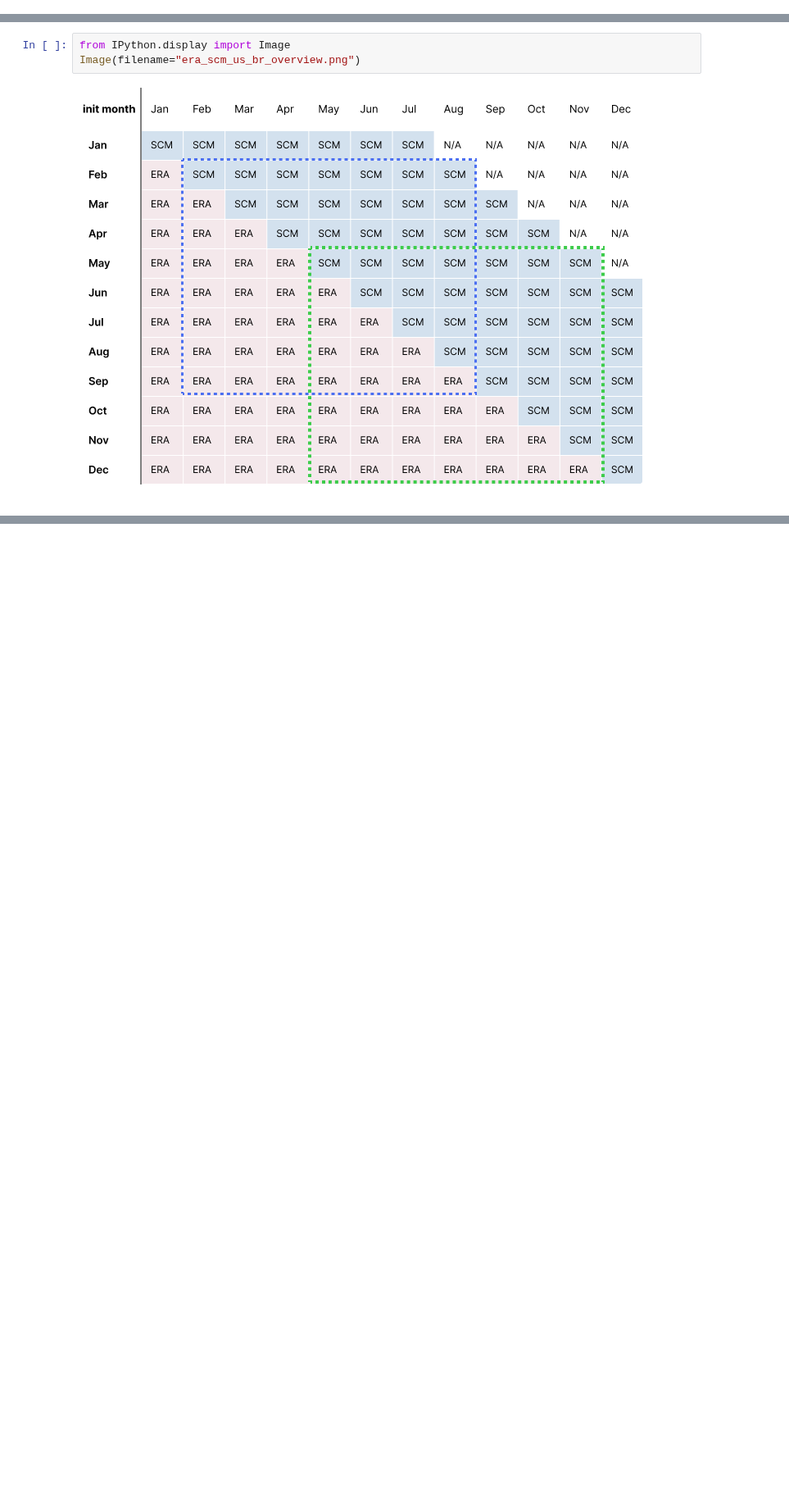
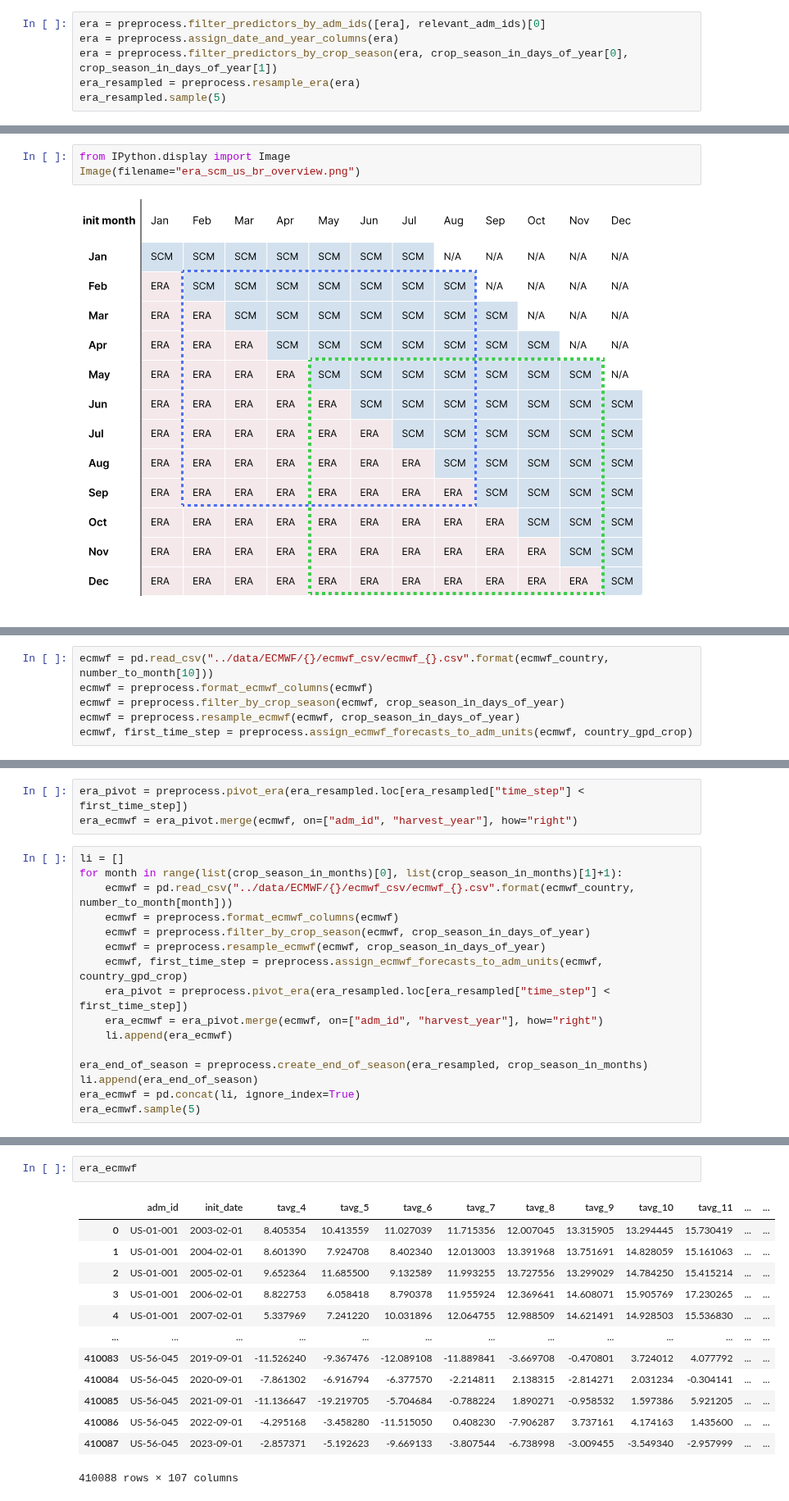
Before and after one commit to ellaampy/seasonal-yield-forecast, a Jupyter notebook: data_preparation/3_ecmwf_preprocessing.ipynb, the cells around one changed output, grey strips where cells are left out. Shown at 82% size. Saved outputs shown, nothing was run; the diff lists cells and outputs as text; blank space fills up the shorter version.

```diff
--- a/data_preparation/3_ecmwf_preprocessing.ipynb
+++ b/data_preparation/3_ecmwf_preprocessing.ipynb
@@ -101,0 +58,6 @@ era_resampled.sample(3)
+# %%
+era = preprocess.filter_predictors_by_adm_ids([era], relevant_adm_ids)[0]
+era = preprocess.assign_date_and_year_columns(era)
+era = preprocess.filter_predictors_by_crop_season(era, crop_season_in_days_of_year[0], crop_season_in_days_of_year[1])
+era_resampled = preprocess.resample_era(era)
+era_resampled.sample(5)
@@ -153,0 +80,6 @@ scm_era = scm_era[[c for c in scm_era.columns if int(c.split("_")[-1]) in list(r
+# %%
+ecmwf = pd.read_csv("../data/ECMWF/{}/ecmwf_csv/ecmwf_{}.csv".format(ecmwf_country, number_to_month[10]))
+ecmwf = preprocess.format_ecmwf_columns(ecmwf)
+ecmwf = preprocess.filter_by_crop_season(ecmwf, crop_season_in_days_of_year)
+ecmwf = preprocess.resample_ecmwf(ecmwf, crop_season_in_days_of_year)
+ecmwf, first_time_step = preprocess.assign_ecmwf_forecasts_to_adm_units(ecmwf, country_gpd_crop)
@@ -153,0 +182,19 @@ scm_era = scm_era[[c for c in scm_era.columns if int(c.split("_")[-1]) in list(r
+# %%
+era_pivot = preprocess.pivot_era(era_resampled.loc[era_resampled["time_step"] < first_time_step])
+era_ecmwf = era_pivot.merge(ecmwf, on=["adm_id", "harvest_year"], how="right")
+# %%
+li = []
+for month in range(list(crop_season_in_months)[0], list(crop_season_in_months)[1]+1):
+    ecmwf = pd.read_csv("../data/ECMWF/{}/ecmwf_csv/ecmwf_{}.csv".format(ecmwf_country, number_to_month[month]))
+    ecmwf = preprocess.format_ecmwf_columns(ecmwf)
+    ecmwf = preprocess.filter_by_crop_season(ecmwf, crop_season_in_days_of_year)
+    ecmwf = preprocess.resample_ecmwf(ecmwf, crop_season_in_days_of_year)
+    ecmwf, first_time_step = preprocess.assign_ecmwf_forecasts_to_adm_units(ecmwf, country_gpd_crop)
+    era_pivot = preprocess.pivot_era(era_resampled.loc[era_resampled["time_step"] < first_time_step])
+    era_ecmwf = era_pivot.merge(ecmwf, on=["adm_id", "harvest_year"], how="right")
+    li.append(era_ecmwf)
+
+era_end_of_season = preprocess.create_end_of_season(era_resampled, crop_season_in_months)
+li.append(era_end_of_season)
+era_ecmwf = pd.concat(li, ignore_index=True)
+era_ecmwf.sample(5)
@@ -154 +209,17 @@ scm_era = scm_era[[c for c in scm_era.columns if int(c.split("_")[-1]) in list(r
+# %%
+era_ecmwf
+# %% [output]
+|  | adm_id | init_date | tavg_4 | tavg_5 | tavg_6 | tavg_7 | tavg_8 | tavg_9 | tavg_10 | tavg_11 | ... | ... |
+| 0 | US-01-001 | 2003-02-01 | 8.405354 | 10.413559 | 11.027039 | 11.715356 | 12.007045 | 13.315905 | 13.294445 | 15.730419 | ... | ... |
+| 1 | US-01-001 | 2004-02-01 | 8.601390 | 7.924708 | 8.402340 | 12.013003 | 13.391968 | 13.751691 | 14.828059 | 15.161063 | ... | ... |
+| 2 | US-01-001 | 2005-02-01 | 9.652364 | 11.685500 | 9.132589 | 11.993255 | 13.727556 | 13.299029 | 14.784250 | 15.415214 | ... | ... |
+| 3 | US-01-001 | 2006-02-01 | 8.822753 | 6.058418 | 8.790378 | 11.955924 | 12.369641 | 14.608071 | 15.905769 | 17.230265 | ... | ... |
+| 4 | US-01-001 | 2007-02-01 | 5.337969 | 7.241220 | 10.031896 | 12.064755 | 12.988509 | 14.621491 | 14.928503 | 15.536830 | ... | ... |
+| ... | ... | ... | ... | ... | ... | ... | ... | ... | ... | ... | ... | ... |
+| 410083 | US-56-045 | 2019-09-01 | -11.526240 | -9.367476 | -12.089108 | -11.889841 | -3.669708 | -0.470801 | 3.724012 | 4.077792 | ... | ... |
+| 410084 | US-56-045 | 2020-09-01 | -7.861302 | -6.916794 | -6.377570 | -2.214811 | 2.138315 | -2.814271 | 2.031234 | -0.304141 | ... | ... |
+| 410085 | US-56-045 | 2021-09-01 | -11.136647 | -19.219705 | -5.704684 | -0.788224 | 1.890271 | -0.958532 | 1.597386 | 5.921205 | ... | ... |
+| 410086 | US-56-045 | 2022-09-01 | -4.295168 | -3.458280 | -11.515050 | 0.408230 | -7.906287 | 3.737161 | 4.174163 | 1.435600 | ... | ... |
+| 410087 | US-56-045 | 2023-09-01 | -2.857371 | -5.192623 | -9.669133 | -3.807544 | -6.738998 | -3.009455 | -3.549340 | -2.957999 | ... | ... |
+410088 rows × 107 columns
 # %%
```
Also changed, not shown: parts of 15 cells of this notebook, 1 other file.
